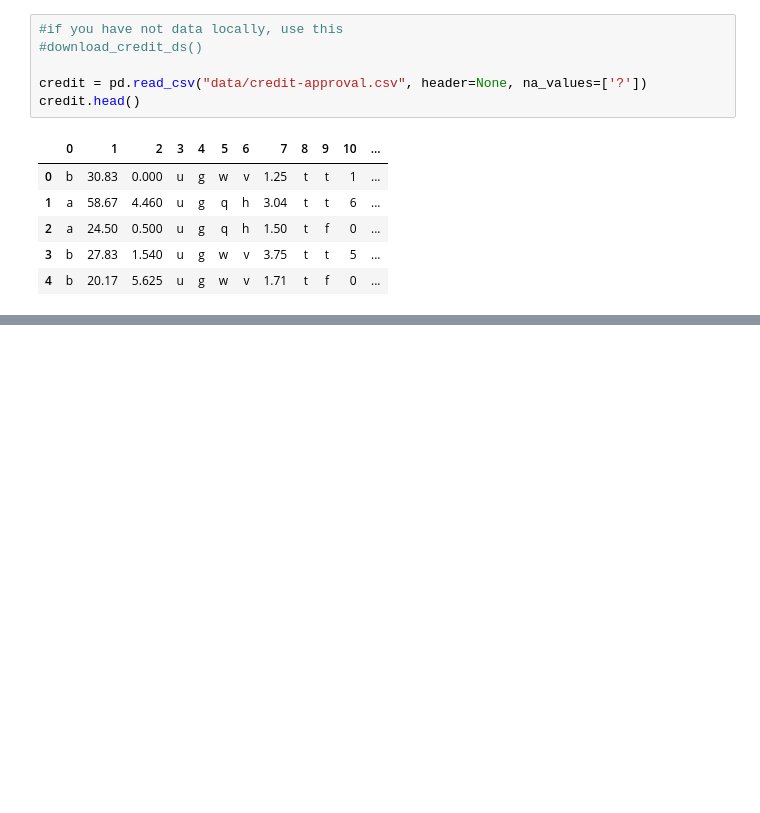
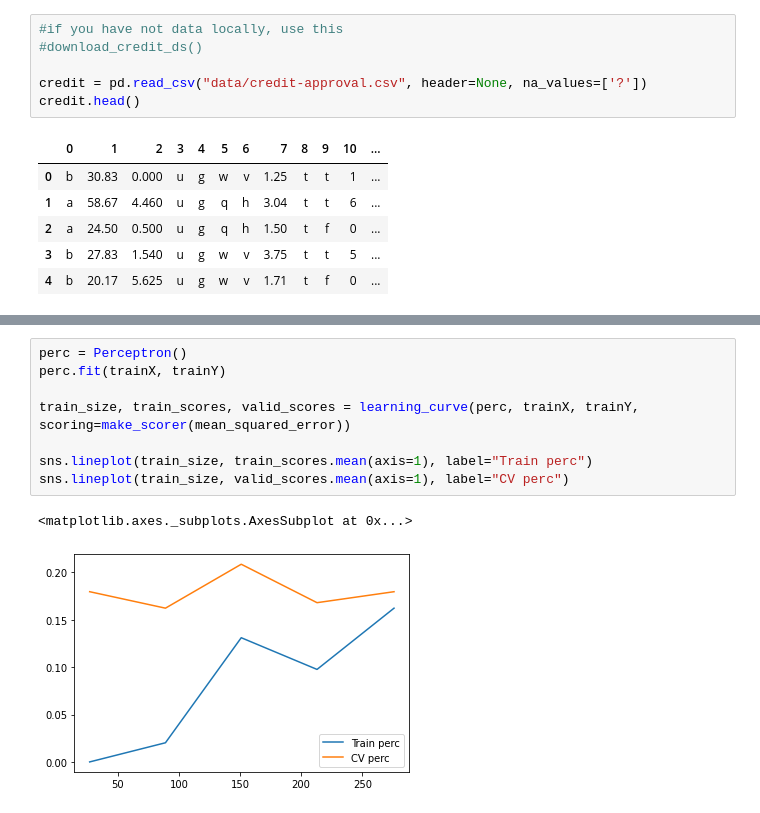
Before and after one commit to ShkalikovOleh/Labs, a Jupyter notebook: Data Science/Credit Approval/Credit Approval.ipynb, the cells around one changed output, grey strips where cells are left out. Drawn from its saved outputs; the diff is of its cells as text; blank space fills up the shorter version.

```diff
--- a/Data Science/Credit Approval/Credit Approval.ipynb
+++ b/Data Science/Credit Approval/Credit Approval.ipynb
@@ -85,0 +259,11 @@ credit[12] = credit[12].astype('category')
+# %%
+perc = Perceptron()
+perc.fit(trainX, trainY)
+
+train_size, train_scores, valid_scores = learning_curve(perc, trainX, trainY, scoring=make_scorer(mean_squared_error))
+
+sns.lineplot(train_size, train_scores.mean(axis=1), label="Train perc")
+sns.lineplot(train_size, valid_scores.mean(axis=1), label="CV perc")
+# %% [output]
+<matplotlib.axes._subplots.AxesSubplot at 0x...>
+[figure, added]
```
Also changed, not shown: parts of 23 cells of this notebook.
